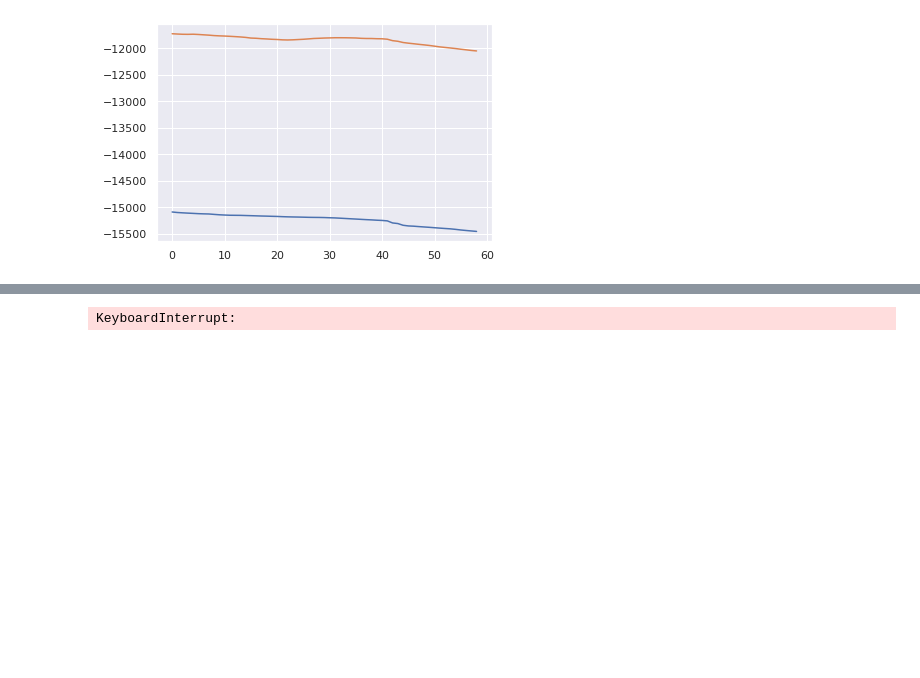
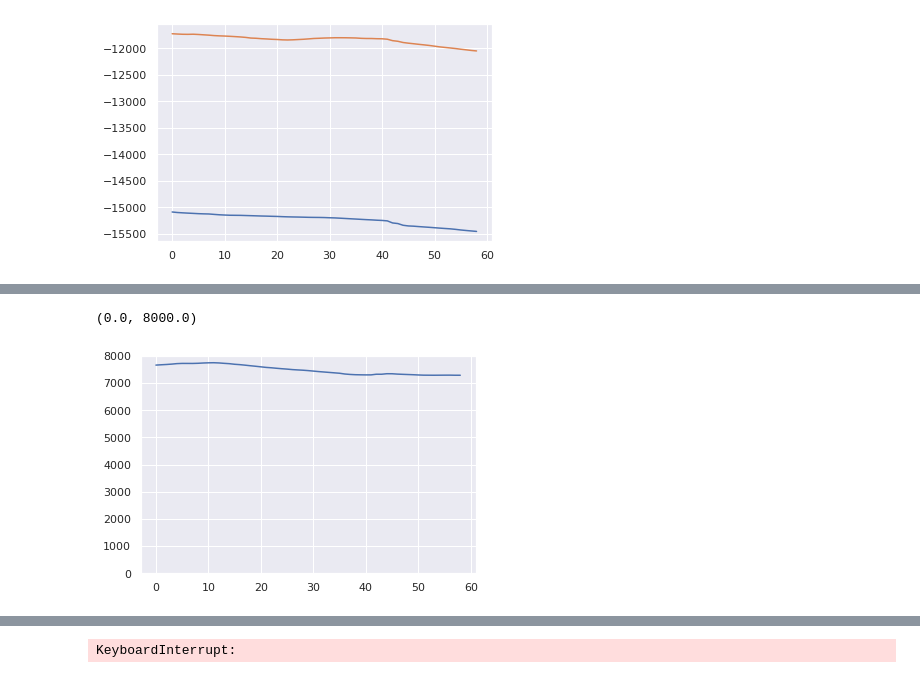
Before and after one commit to spaceonion1001/LD-CPD, a Jupyter notebook: notebooks/Stocks_CPD.ipynb, the cells around one changed output, grey strips where cells are left out. Cells and saved outputs as stored; diff of their text form; code cells hidden in the pictures; blank space fills up the shorter version.

```diff
--- a/notebooks/Stocks_CPD.ipynb
+++ b/notebooks/Stocks_CPD.ipynb
@@ -661,9 +687,10 @@ def apply_fdr_correction(p_vals_all, alpha=0.05):
         corrected_p_vals_all.append(corrected_p_vals_i)
     return np.array(corrected_p_vals_all)
 # %%
-H_s = basis_matrices_full.copy()
-#H_s = basis_matrices.copy()
+#H_s = basis_matrices_full.copy()
+H_s = basis_matrices.copy()
 M = H_s.shape[0]
 dim = H_s.shape[-1]
 window_size = 600
 data_total = resid_scaled.T
+print(M, dim)
@@ -864,0 +932,6 @@ LinAlgError: Singular matrix
+# %%
+plt.plot(lrt_vals)
+plt.ylim(0, 8000)
+# %% [output]
+(0.0, 8000.0)
+[figure, added]
```
Also changed, not shown: parts of 24 cells of this notebook, 2 other files.
